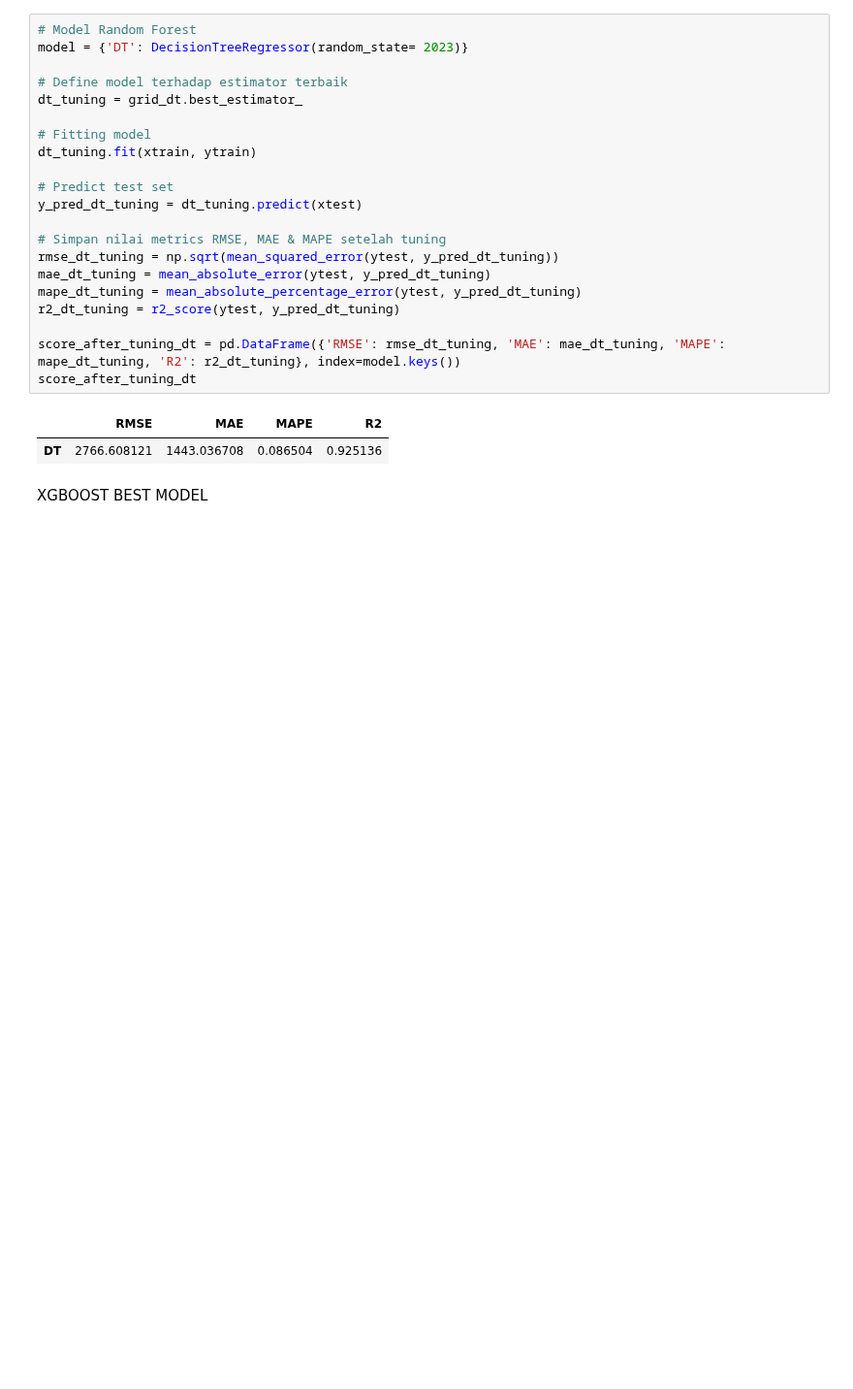
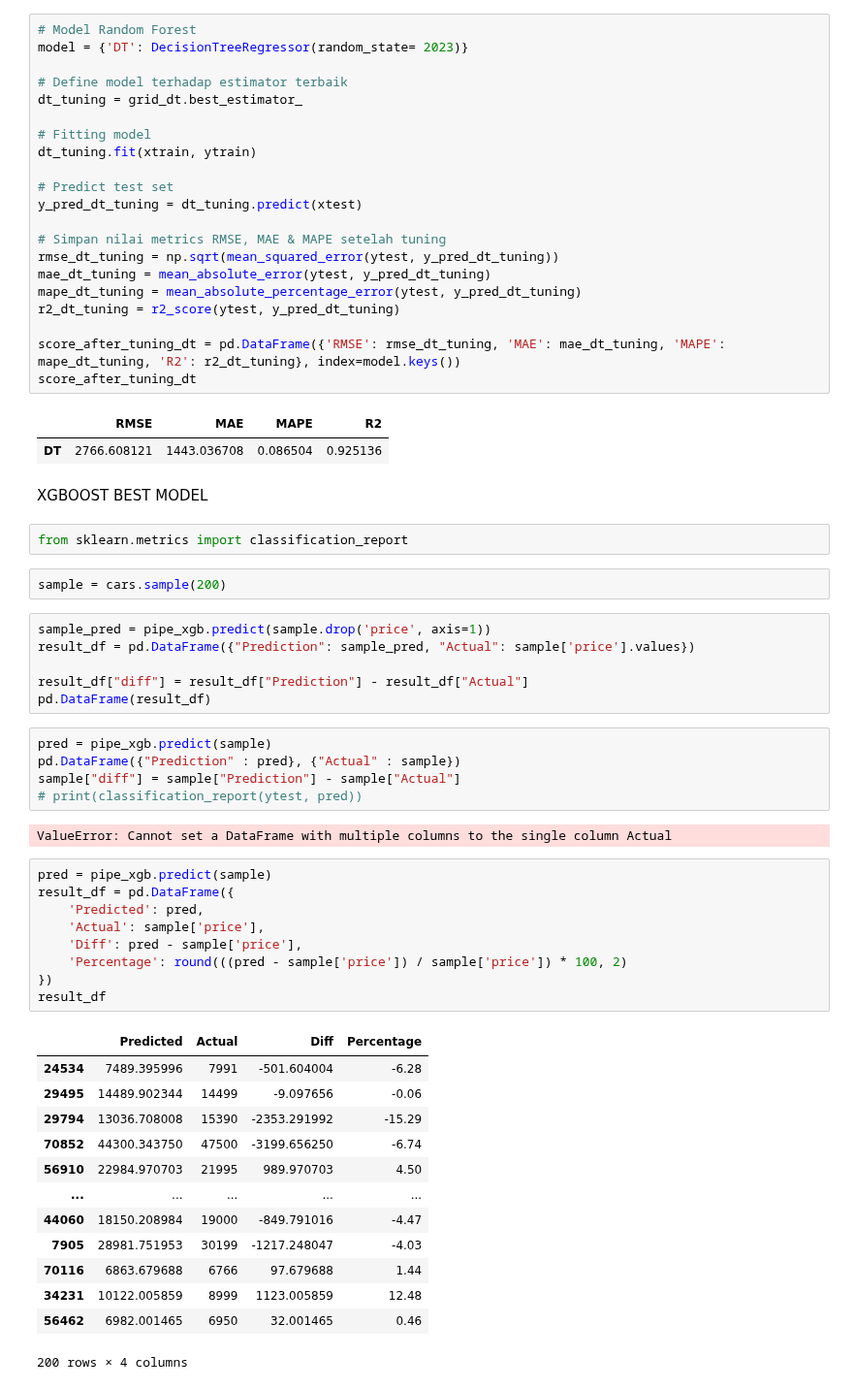
Before and after one commit to d-widyantama/ML-Regression-UsedCarsPrediction-finpro-alpha, a Jupyter notebook: 4. Modeling.ipynb, the cells around one changed output. Shown at 97% size. Cells and saved outputs as stored; diff of their text form; blank space fills up the shorter version.

```diff
--- a/4. Modeling.ipynb
+++ b/4. Modeling.ipynb
@@ -551,3 +552,43 @@ score_after_tuning_dt
 | DT | 2766.608121 | 1443.036708 | 0.086504 | 0.925136 |
 # %% [markdown]
 XGBOOST BEST MODEL
+# %%
+from sklearn.metrics import classification_report
+# %%
+sample = cars.sample(200)
+# %%
+sample_pred = pipe_xgb.predict(sample.drop('price', axis=1))
+result_df = pd.DataFrame({"Prediction": sample_pred, "Actual": sample['price'].values})
+
+result_df["diff"] = result_df["Prediction"] - result_df["Actual"]
+pd.DataFrame(result_df)
+# %%
+pred = pipe_xgb.predict(sample)
+pd.DataFrame({"Prediction" : pred}, {"Actual" : sample})
+sample["diff"] = sample["Prediction"] - sample["Actual"]
+# print(classification_report(ytest, pred))
+# %% [output]
+ValueError: Cannot set a DataFrame with multiple columns to the single column Actual
+# %%
+pred = pipe_xgb.predict(sample)
+result_df = pd.DataFrame({
+    'Predicted': pred,
+    'Actual': sample['price'],
+    'Diff': pred - sample['price'],
+    'Percentage': round(((pred - sample['price']) / sample['price']) * 100, 2)
+})
+result_df
+# %% [output]
+|  | Predicted | Actual | Diff | Percentage |
+| 24534 | 7489.395996 | 7991 | -501.604004 | -6.28 |
+| 29495 | 14489.902344 | 14499 | -9.097656 | -0.06 |
+| 29794 | 13036.708008 | 15390 | -2353.291992 | -15.29 |
+| 70852 | 44300.343750 | 47500 | -3199.656250 | -6.74 |
+| 56910 | 22984.970703 | 21995 | 989.970703 | 4.50 |
+| ... | ... | ... | ... | ... |
+| 44060 | 18150.208984 | 19000 | -849.791016 | -4.47 |
+| 7905 | 28981.751953 | 30199 | -1217.248047 | -4.03 |
+| 70116 | 6863.679688 | 6766 | 97.679688 | 1.44 |
+| 34231 | 10122.005859 | 8999 | 1123.005859 | 12.48 |
+| 56462 | 6982.001465 | 6950 | 32.001465 | 0.46 |
+200 rows × 4 columns
```
Also changed, not shown: parts of 1 cell of this notebook.
